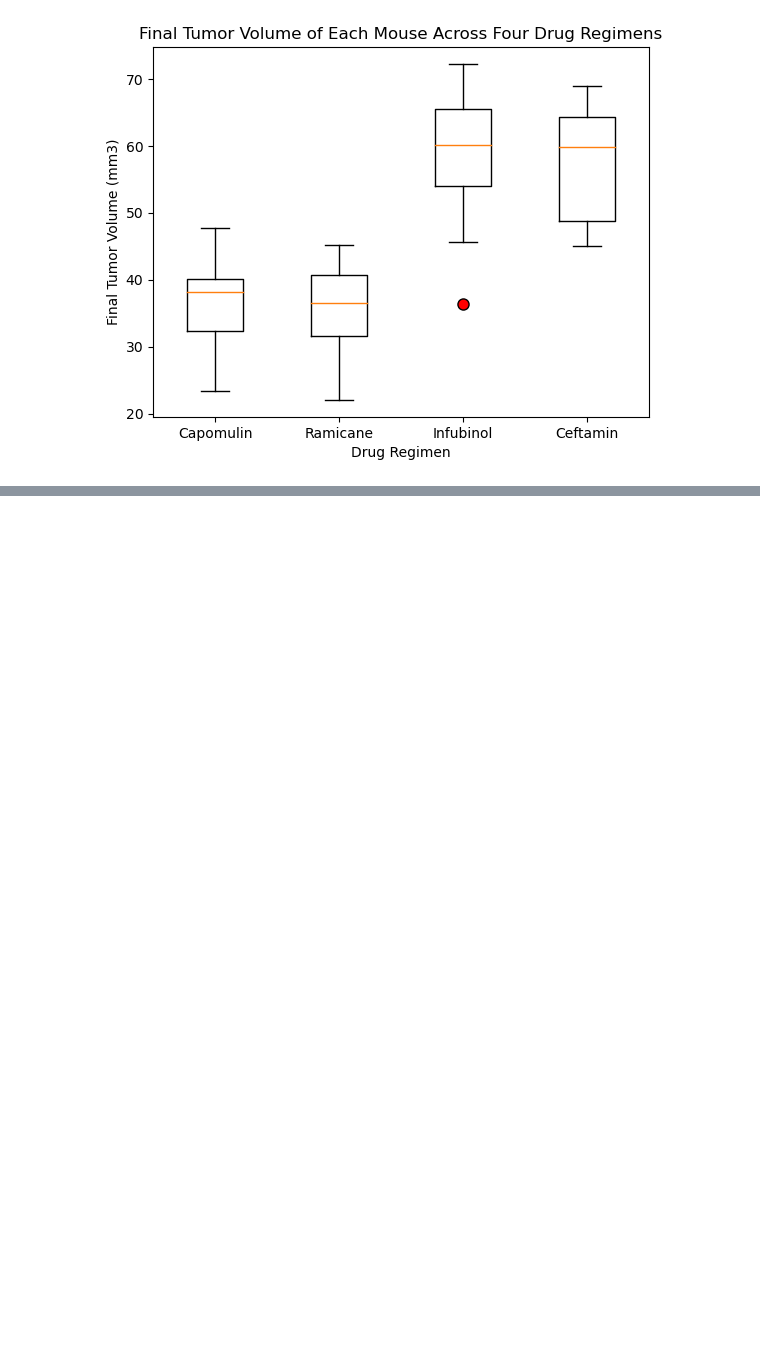
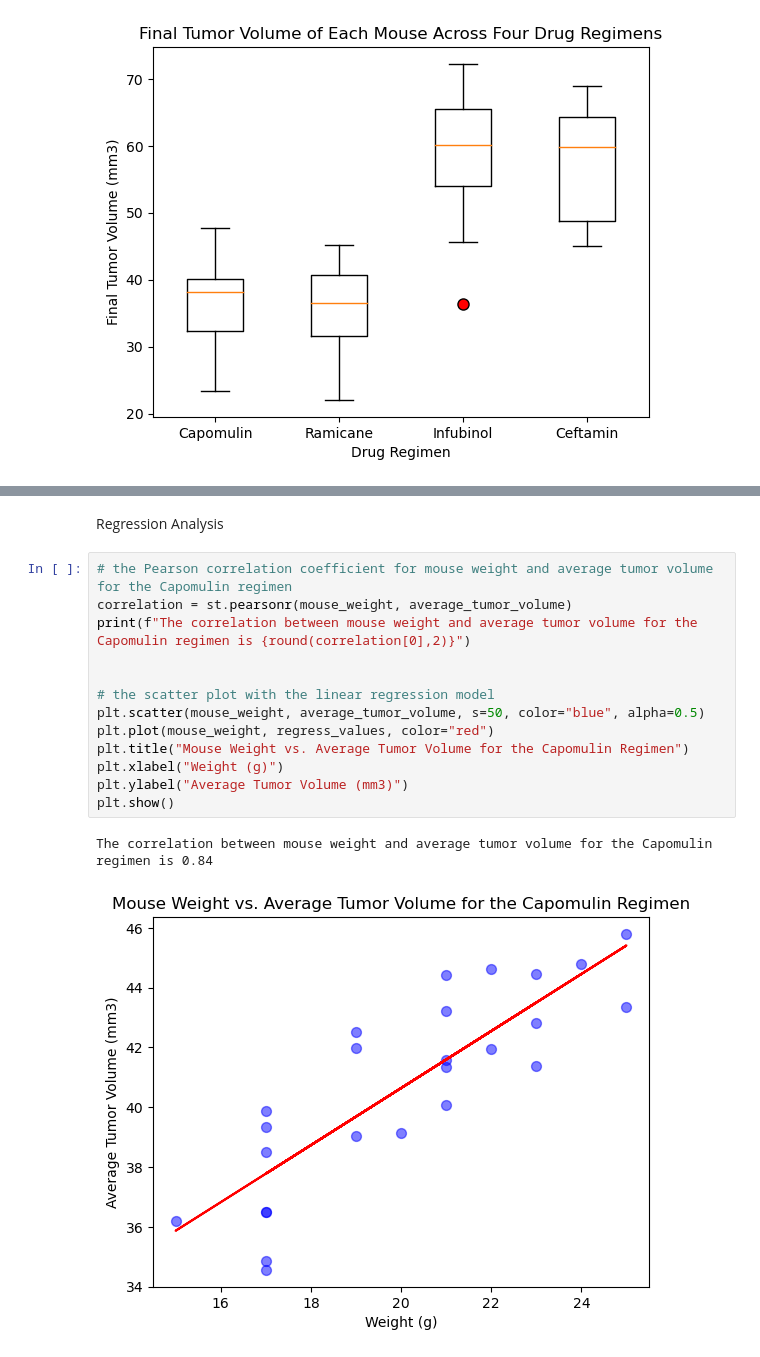
Before and after one commit to gmmarsh/didactic-giggle, a Jupyter notebook: Pymaceuticals/pymaceuticals_final_analysis.ipynb, the cells around one changed output, grey strips where cells are left out. Cells and saved outputs as stored; diff of their text form; blank space fills up the shorter version.

```diff
--- a/Pymaceuticals/pymaceuticals_final_analysis.ipynb
+++ b/Pymaceuticals/pymaceuticals_final_analysis.ipynb
@@ -197,0 +227,18 @@ plt.show()
+# %% [markdown]
+Regression Analysis
+# %%
+# the Pearson correlation coefficient for mouse weight and average tumor volume for the Capomulin regimen
+correlation = st.pearsonr(mouse_weight, average_tumor_volume)
+print(f"The correlation between mouse weight and average tumor volume for the Capomulin regimen is {round(correlation[0],2)}")
+
+
+# the scatter plot with the linear regression model
+plt.scatter(mouse_weight, average_tumor_volume, s=50, color="blue", alpha=0.5)
+plt.plot(mouse_weight, regress_values, color="red")
+plt.title("Mouse Weight vs. Average Tumor Volume for the Capomulin Regimen")
+plt.xlabel("Weight (g)")
+plt.ylabel("Average Tumor Volume (mm3)")
+plt.show()
+# %% [output]
+The correlation between mouse weight and average tumor volume for the Capomulin regimen is 0.84
+[figure, added]
```
Also changed, not shown: parts of 5 cells of this notebook.
